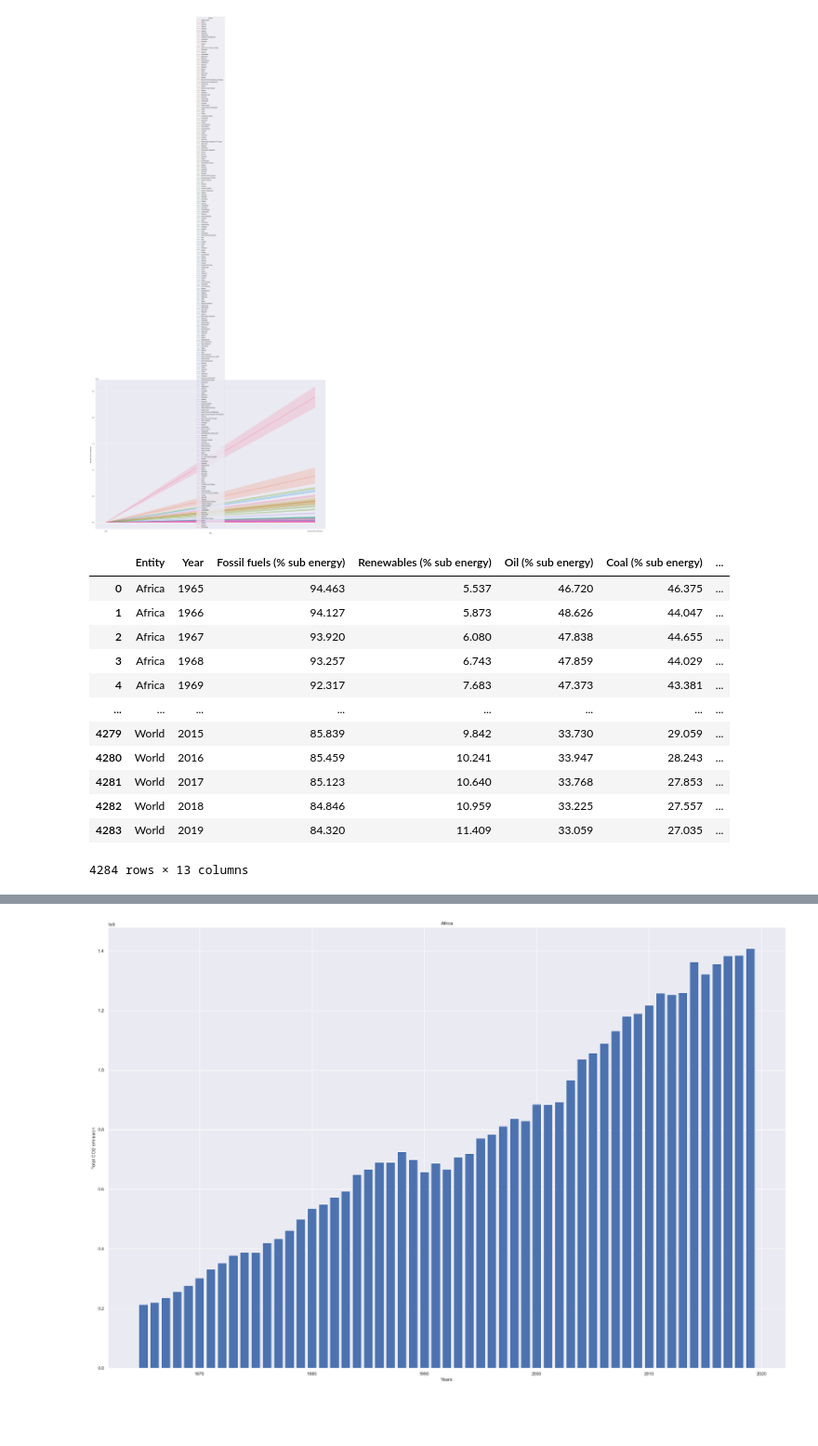
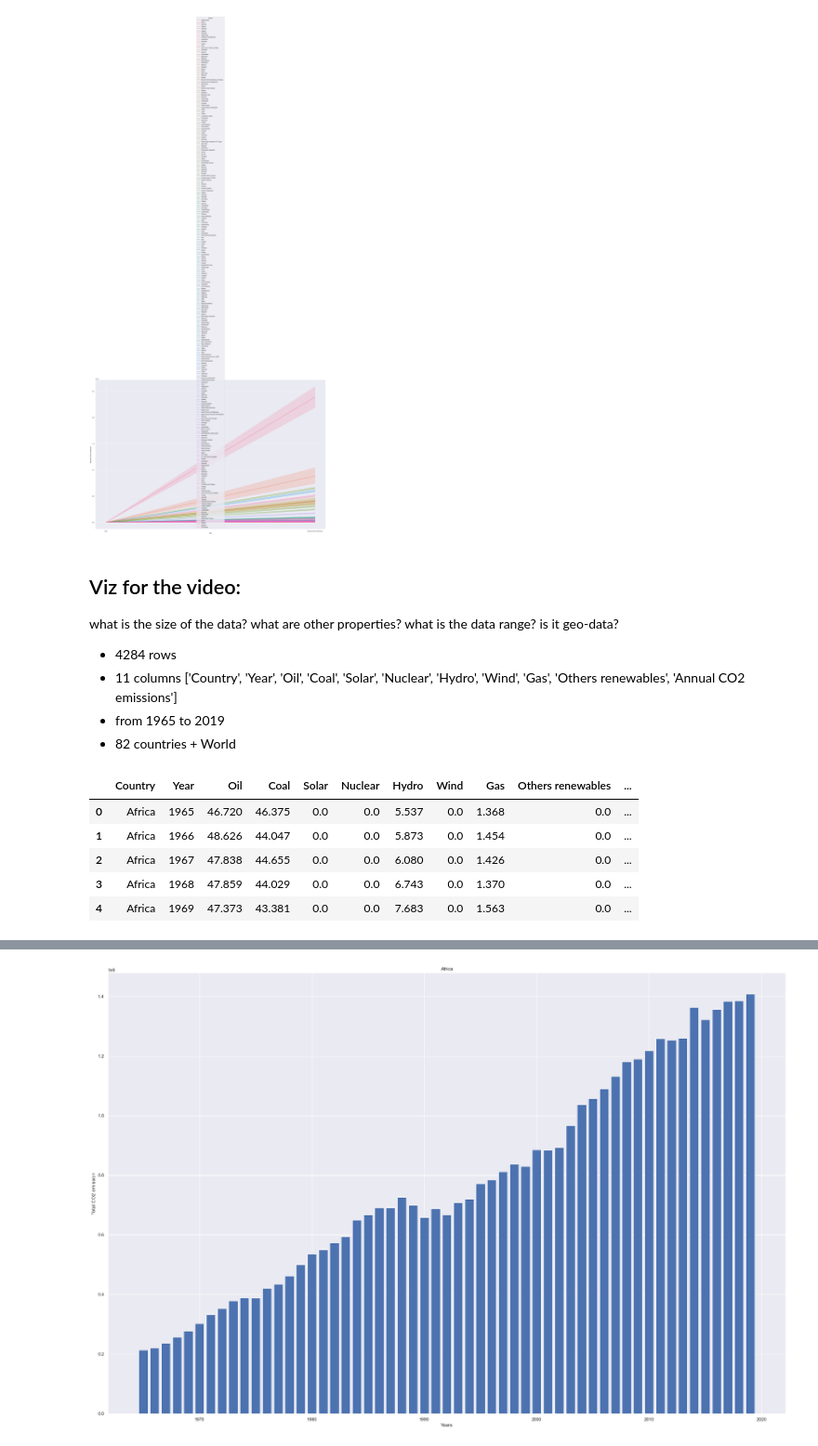
Before and after one commit to kpaulsen97/Social_data, a Jupyter notebook: Final Project.ipynb, the cells around one changed output, grey strips where cells are left out. Shown at 93% size. Drawn from its saved outputs; the diff is of its cells as text; code cells hidden in the pictures; blank space fills up the shorter version.

Commit message:
video done

```diff
--- a/Final Project.ipynb
+++ b/Final Project.ipynb
@@ -212,27 +113,3 @@ data5.head()
 | 2 | Afghanistan | AFG | 1951 | 91600 |
 | 3 | Afghanistan | AFG | 1952 | 91600 |
 | 4 | Afghanistan | AFG | 1953 | 106256 |
-# %%
-import matplotlib.pyplot as plt
-import numpy as np
-
-data5= data5[data5.Year > 1964]
-data5= data5[data5.Year < 2020]
-data5.head()
-
-anni_unici= data5.Year.unique()
-
-tot_CO2= np.zeros(len(anni_unici))
-i= 0
-for anno in anni_unici:
-    temp1=data5[data5['Year']== anno]
-    tot_CO2[i]= temp1['Annual CO2 emissions'].sum()
-    i= i+1
-
-fig = plt.figure()
-plt.bar(anni_unici,tot_CO2)
-plt.title("Total annual CO2 emissions")
-plt.rc('axes', titlesize=20)
-plt.xlabel("Years", fontsize= 20)
-plt.ylabel("Total", fontsize= 20)
-plt.show()
@@ -276,21 +151,25 @@ sns.lineplot(x='Year', y='Annual CO2 emissions', hue='Entity', data=data55)
 # %% [output]
 <AxesSubplot:xlabel='Year', ylabel='Annual CO2 emissions'>
 [figure]
+# %% [markdown]
+## Viz for the video:
+what is the size of the data? what are other properties?
+what is the data range? is it geo-data?
+
+* 4284 rows
+* 11 columns ['Country', 'Year', 'Oil', 'Coal', 'Solar', 'Nuclear', 'Hydro', 'Wind', 'Gas', 'Others renewables', 'Annual CO2 emissions']
+* from 1965 to 2019
+* 82 countries + World
 # %%
-#merging data2 and data4 and data5 by common columns Entity and Year
-data245 = pd.merge(data24, data5, on=['Entity','Year'])
-data245
+#merging data4 and data5 by common columns Entity and Year
+data45 = pd.merge(data4, data5, on=['Entity','Year'])
+#renaming columns
+data45.columns = ['Country', 'Year', 'Oil', 'Coal', 'Solar', 'Nuclear', 'Hydro', 'Wind', 'Gas', 'Others renewables', 'Annual CO2 emissions']
+data45.head()
 # %% [output]
-|  | Entity | Year | Fossil fuels (% sub energy) | Renewables (% sub energy) | Oil (% sub energy) | Coal (% sub energy) | ... |
-| 0 | Africa | 1965 | 94.463 | 5.537 | 46.720 | 46.375 | ... |
-| 1 | Africa | 1966 | 94.127 | 5.873 | 48.626 | 44.047 | ... |
-| 2 | Africa | 1967 | 93.920 | 6.080 | 47.838 | 44.655 | ... |
-| 3 | Africa | 1968 | 93.257 | 6.743 | 47.859 | 44.029 | ... |
-| 4 | Africa | 1969 | 92.317 | 7.683 | 47.373 | 43.381 | ... |
-| ... | ... | ... | ... | ... | ... | ... | ... |
-| 4279 | World | 2015 | 85.839 | 9.842 | 33.730 | 29.059 | ... |
-| 4280 | World | 2016 | 85.459 | 10.241 | 33.947 | 28.243 | ... |
-| 4281 | World | 2017 | 85.123 | 10.640 | 33.768 | 27.853 | ... |
-| 4282 | World | 2018 | 84.846 | 10.959 | 33.225 | 27.557 | ... |
-| 4283 | World | 2019 | 84.320 | 11.409 | 33.059 | 27.035 | ... |
+|  | Country | Year | Oil | Coal | Solar | Nuclear | Hydro | Wind | Gas | Others renewables | ... |
+| 0 | Africa | 1965 | 46.720 | 46.375 | 0.0 | 0.0 | 5.537 | 0.0 | 1.368 | 0.0 | ... |
+| 1 | Africa | 1966 | 48.626 | 44.047 | 0.0 | 0.0 | 5.873 | 0.0 | 1.454 | 0.0 | ... |
+| 2 | Africa | 1967 | 47.838 | 44.655 | 0.0 | 0.0 | 6.080 | 0.0 | 1.426 | 0.0 | ... |
+| 3 | Africa | 1968 | 47.859 | 44.029 | 0.0 | 0.0 | 6.743 | 0.0 | 1.370 | 0.0 | ... |
+| 4 | Africa | 1969 | 47.373 | 43.381 | 0.0 | 0.0 | 7.683 | 0.0 | 1.563 | 0.0 | ... |
-4284 rows × 13 columns
```
Also changed, not shown: parts of 26 cells of this notebook, 3 other files.
